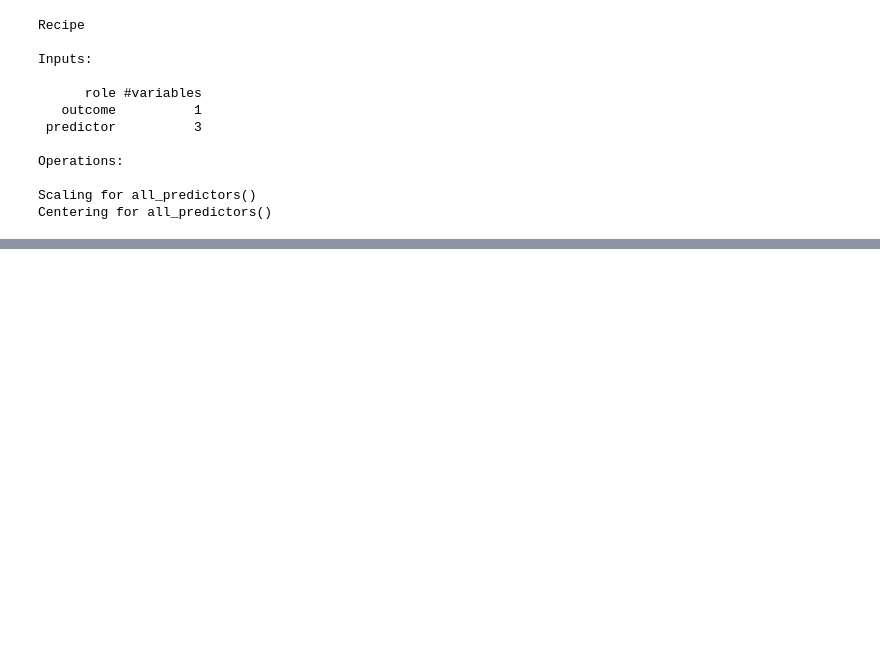
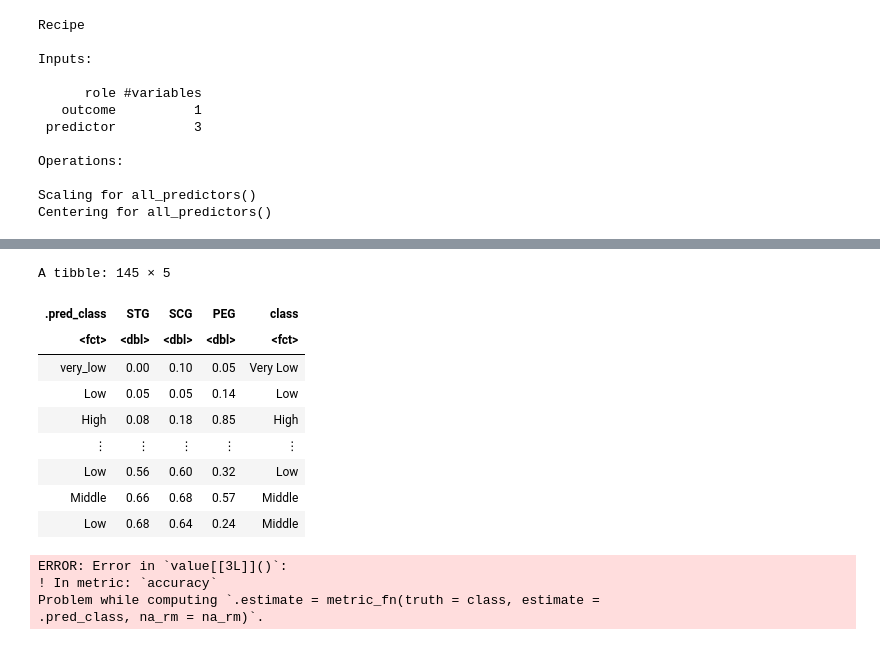
Before and after one commit to yui-ubc/dsci-100-2022w2-section006-group-27, a Jupyter notebook: group_project.ipynb, the cells around one changed output, grey strips where cells are left out. Saved outputs shown, nothing was run; the diff lists cells and outputs as text; code cells hidden in the pictures; blank space fills up the shorter version.

```diff
--- a/group_project.ipynb
+++ b/group_project.ipynb
@@ -46,6 +33,9 @@ UNS (The knowledge level of user)
 knowledge_train <- mutate(knowledge_train, class = as_factor(UNS)) |>
 select(STG, SCG, PEG, class)
 knowledge_train
+knowledge_test <- mutate(knowledge_test, class = as_factor(UNS)) |>
+select(STG, SCG, PEG, class)
+knowledge_test
 # %% [output]
 A tibble: 258 × 4
 | STG | SCG | PEG | class |
@@ -109,3 +109,18 @@ Operations:
 
 Scaling for all_predictors()
 Centering for all_predictors()
+# %%
+#Trianing the classifier
+
+#model specification
+knn_spec <- nearest_neighbor(weight_func = "rectangular", neighbors = 5) |>
+  set_engine("kknn") |>
+  set_mode("classification")
+
+#fitting the data to build classifier
+knn_fit <- workflow() |>
+  add_recipe(knowledge_recipe) |>
+  add_model(knn_spec) |>
+  fit(data = knowledge_train)
+
+knn_fit
@@ -111,0 +147,27 @@ Centering for all_predictors()
+# %%
+#Predict the data using the test
+knowledge_test_predictions <- predict(knn_fit, knowledge_test) |>
+  bind_cols(knowledge_test)
+
+knowledge_test_predictions
+# %% [output]
+A tibble: 145 × 5
+| .pred_class | STG | SCG | PEG | class |
+| <fct> | <dbl> | <dbl> | <dbl> | <fct> |
+| very_low | 0.00 | 0.10 | 0.05 | Very Low |
+| Low | 0.05 | 0.05 | 0.14 | Low |
+| High | 0.08 | 0.18 | 0.85 | High |
+| ⋮ | ⋮ | ⋮ | ⋮ | ⋮ |
+| Low | 0.56 | 0.60 | 0.32 | Low |
+| Middle | 0.66 | 0.68 | 0.57 | Middle |
+| Low | 0.68 | 0.64 | 0.24 | Middle |
+# %%
+#accessing the quality of our model
+knowledge_test_predictions |>
+  metrics(truth = class, estimate = .pred_class) |>
+  filter(.metric == "accuracy")
+# %% [output]
+ERROR: Error in `value[[3L]]()`:
+! In metric: `accuracy`
+Problem while computing `.estimate = metric_fn(truth = class, estimate =
+.pred_class, na_rm = na_rm)`.
```
Also changed, not shown: parts of 3 cells of this notebook.
